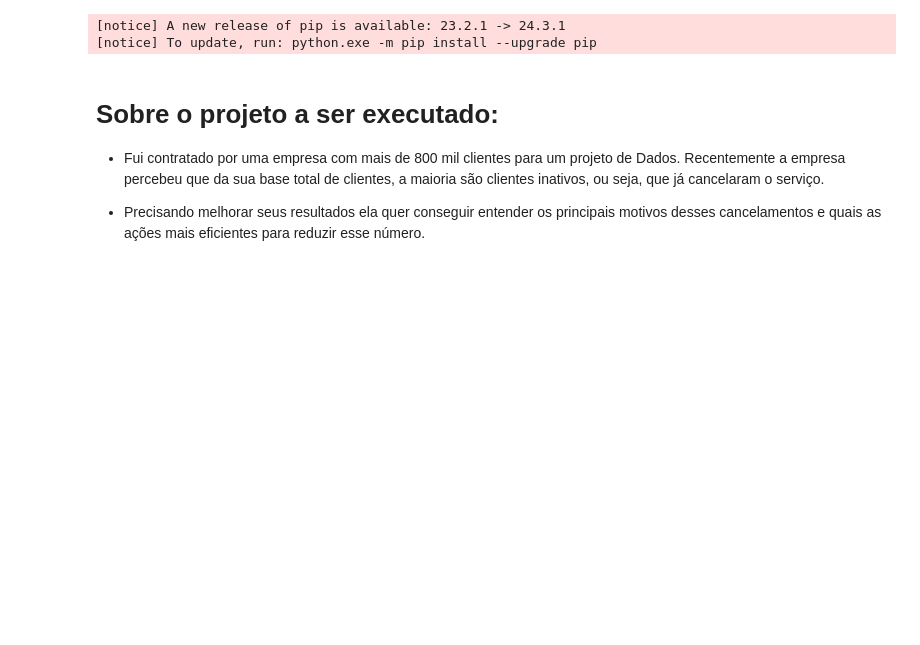
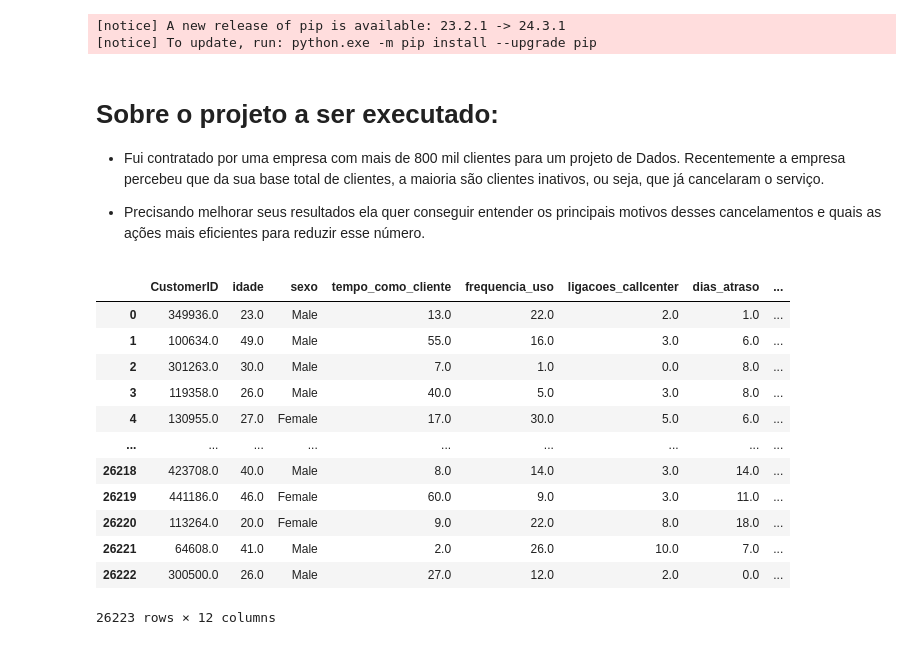
Before and after one commit to ludiemert/Data_analysis_PY, a Jupyter notebook: proj.ipynb, the cells around one changed output. Drawn from its saved outputs; the diff is of its cells as text; code cells hidden in the pictures; blank space fills up the shorter version.

```diff
--- a/proj.ipynb
+++ b/proj.ipynb
@@ -51,0 +44,29 @@ print(tabela)
+# %%
+# 1 Passo instal as lib (pacotes) => pip install pandas(trab com BD) numpy openpyxl nbformat ipykernel plotly(trab com grafico)
+# 2 Passo de selacionar o PY que quer usar => acima do V 3.10
+# 3 Passo de importar a BD (pandas) e cria a variavel, ver tabela, criar uma variavel
+
+
+import pandas as pd # para carregar a BD
+
+#pandas ler e armazenar minha BD, o pd se conecta com arq fora do seu PC
+tabela = pd.read_csv("cancelamentos.csv") # essa variavel tabela vai guardar a BD
+
+#ver a tabela
+#print(tabela)
+#usar o comando display, ele ajuda a ver melhor a table
+display(tabela)
+# %% [output]
+|  | CustomerID | idade | sexo | tempo_como_cliente | frequencia_uso | ligacoes_callcenter | dias_atraso | ... |
+| 0 | 349936.0 | 23.0 | Male | 13.0 | 22.0 | 2.0 | 1.0 | ... |
+| 1 | 100634.0 | 49.0 | Male | 55.0 | 16.0 | 3.0 | 6.0 | ... |
+| 2 | 301263.0 | 30.0 | Male | 7.0 | 1.0 | 0.0 | 8.0 | ... |
+| 3 | 119358.0 | 26.0 | Male | 40.0 | 5.0 | 3.0 | 8.0 | ... |
+| 4 | 130955.0 | 27.0 | Female | 17.0 | 30.0 | 5.0 | 6.0 | ... |
+| ... | ... | ... | ... | ... | ... | ... | ... | ... |
+| 26218 | 423708.0 | 40.0 | Male | 8.0 | 14.0 | 3.0 | 14.0 | ... |
+| 26219 | 441186.0 | 46.0 | Female | 60.0 | 9.0 | 3.0 | 11.0 | ... |
+| 26220 | 113264.0 | 20.0 | Female | 9.0 | 22.0 | 8.0 | 18.0 | ... |
+| 26221 | 64608.0 | 41.0 | Male | 2.0 | 26.0 | 10.0 | 7.0 | ... |
+| 26222 | 300500.0 | 26.0 | Male | 27.0 | 12.0 | 2.0 | 0.0 | ... |
+26223 rows × 12 columns
```
Also changed, not shown: parts of 6 cells of this notebook.
